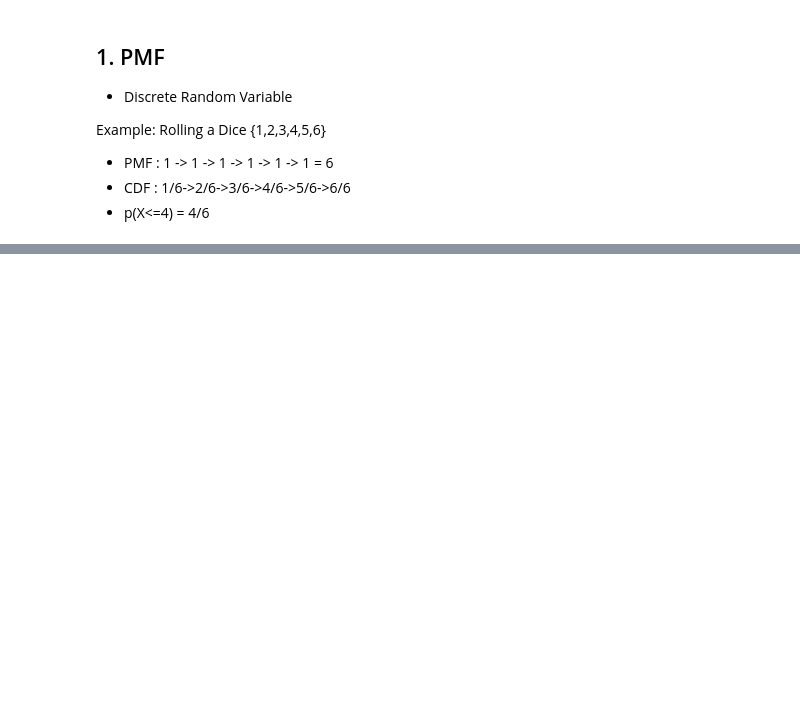
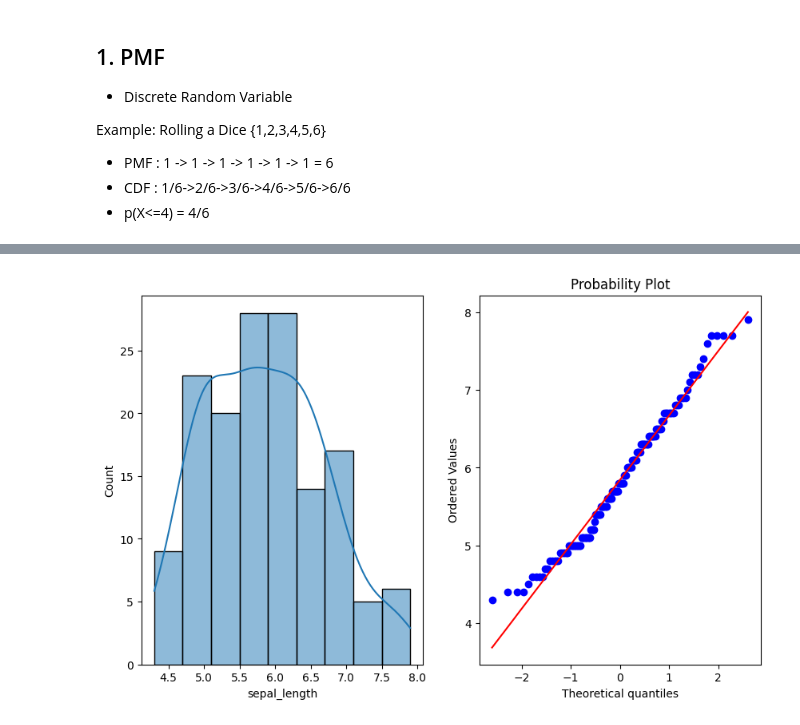
Before and after one commit to Abhijit1102/pwskills_class, a Jupyter notebook: Statistics/3. Skeness, pdf, cdf, PMF.ipynb, the cells around one changed output, grey strips where cells are left out. Cells and saved outputs as stored; diff of their text form; code cells hidden in the pictures; blank space fills up the shorter version.

```diff
--- a/Statistics/3. Skeness, pdf, cdf, PMF.ipynb
+++ b/Statistics/3. Skeness, pdf, cdf, PMF.ipynb
@@ -47,0 +130,4 @@ Example: Rolling a Dice {1,2,3,4,5,6}
+# %%
+plot_data(df,'sepal_length')
+# %% [output]
+[figure, added]
```
Also changed, not shown: parts of 15 cells of this notebook.
